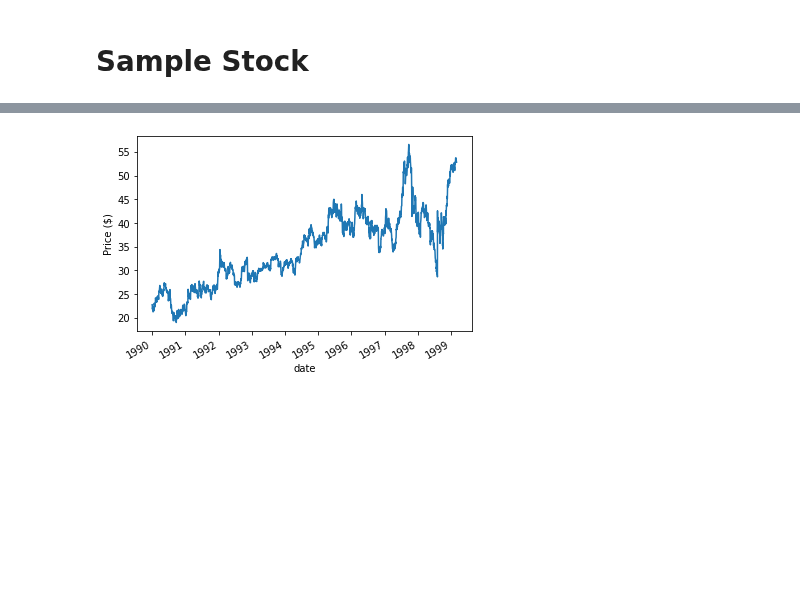
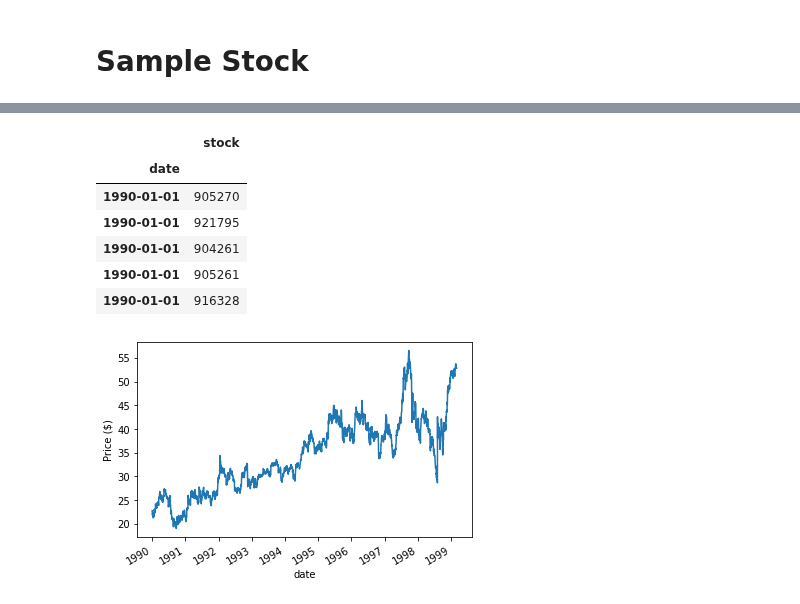
Before and after one commit to jeremylee73/differential-capital, a Jupyter notebook: Anjali.ipynb, the cells around one changed output, grey strips where cells are left out. Cells and saved outputs as stored; diff of their text form; code cells hidden in the pictures; blank space fills up the shorter version.

```diff
--- a/Anjali.ipynb
+++ b/Anjali.ipynb
@@ -23,6 +33,16 @@ stock1.rename(columns = {'905270':'Price'}, inplace = True)
 # %%
 #find when stock was delisted
 delist_date = sp_listings.where(sp_listings['stock'] == '905270').last_valid_index() + pd.DateOffset(1)
+# %%
+sp_listings.head()
+# %% [output]
+|  | stock |
+| date |  |
+| 1990-01-01 | 905270 |
+| 1990-01-01 | 921795 |
+| 1990-01-01 | 904261 |
+| 1990-01-01 | 905261 |
+| 1990-01-01 | 916328 |
 # %%
 #set all values after delist date to NaN
 stock1.loc[delist_date:]['Price'] = np.nan
```
Also changed, not shown: parts of 1 cell of this notebook.
